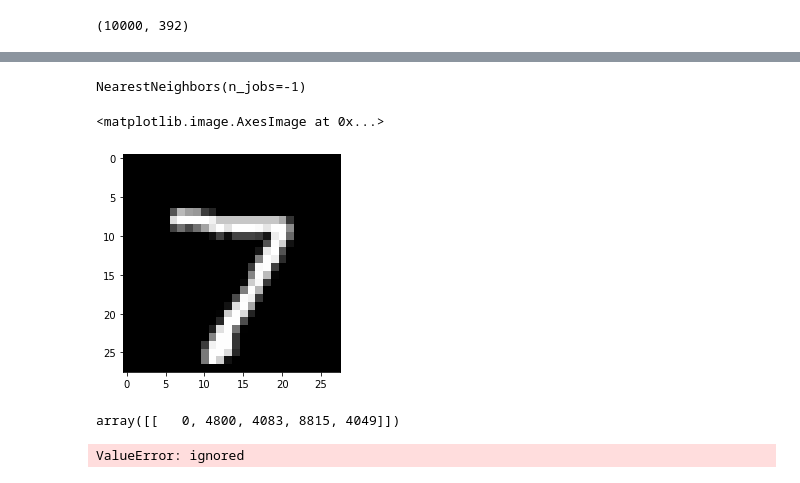
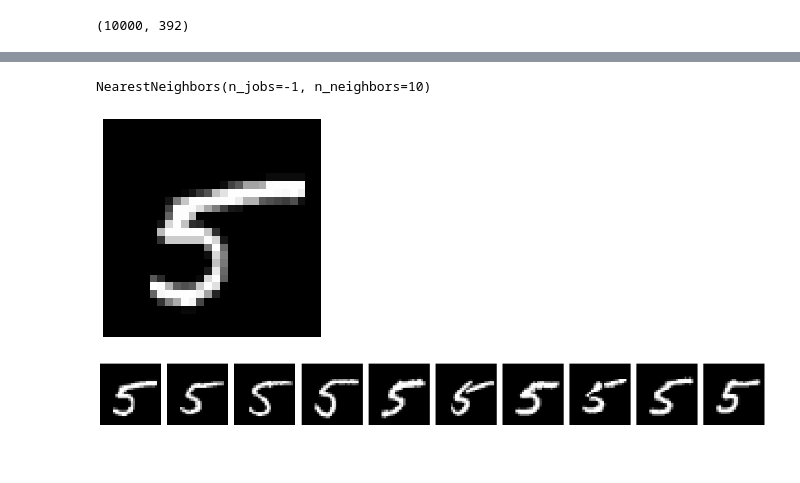
Before and after one commit to oliveirabruno92/autoencoders_and_applications, a Jupyter notebook: notebooks/cnn_autoencoder.ipynb, the cells around one changed output, grey strips where cells are left out. Saved outputs shown, nothing was run; the diff lists cells and outputs as text; code cells hidden in the pictures; blank space fills up the shorter version.

```diff
--- a/notebooks/cnn_autoencoder.ipynb
+++ b/notebooks/cnn_autoencoder.ipynb
@@ -126,5 +148,5 @@ encodings.shape
 # %%
-retriver = NearestNeighbors(n_neighbors=5, n_jobs=-1)
-retriver.fit(encodings)
+retriever = NearestNeighbors(n_neighbors=10, n_jobs=-1)
+retriever.fit(encodings)
 # %% [output]
-NearestNeighbors(n_jobs=-1)
+NearestNeighbors(n_jobs=-1, n_neighbors=10)
@@ -133,13 +153,9 @@ distances, indices = retriver.kneighbors(np.expand_dims(encodings[0], axis=0))
+# %%
+img_idx = np.random.choice(range(x_test.shape[0]), size=1)
+distances, indices = retriever.kneighbors(encodings[img_idx])
 # %%
-plt.imshow(x_test[0].squeeze(), cmap='gray')
+plt.figure(figsize=(10,4))
+plt.imshow(x_test[img_idx].squeeze(), cmap='gray')
+plt.axis('off');
 # %% [output]
-<matplotlib.image.AxesImage at 0x...>
-[figure, old version]
+[figure, new version]
-# %%
-indices
-# %% [output]
-array([[   0, 4800, 4083, 8815, 4049]])
-# %%
-plt.imshow(encodings[4083].reshape(28,28), cmg='gray')
-# %% [output]
-ValueError: ignored
@@ -149,0 +162,8 @@ for i in indices[1:]:
+# %%
+fig, ax = plt.subplots(nrows=1, ncols=indices.shape[1], figsize=(16, 6), tight_layout=True)
+
+for idx, img_idx in enumerate(indices[0]):
+    ax[idx].imshow(x_test[img_idx].squeeze(), cmap='gray')
+    ax[idx].axis('off')
+# %% [output]
+[figure, added]
```
Also changed, not shown: parts of 11 cells of this notebook.
